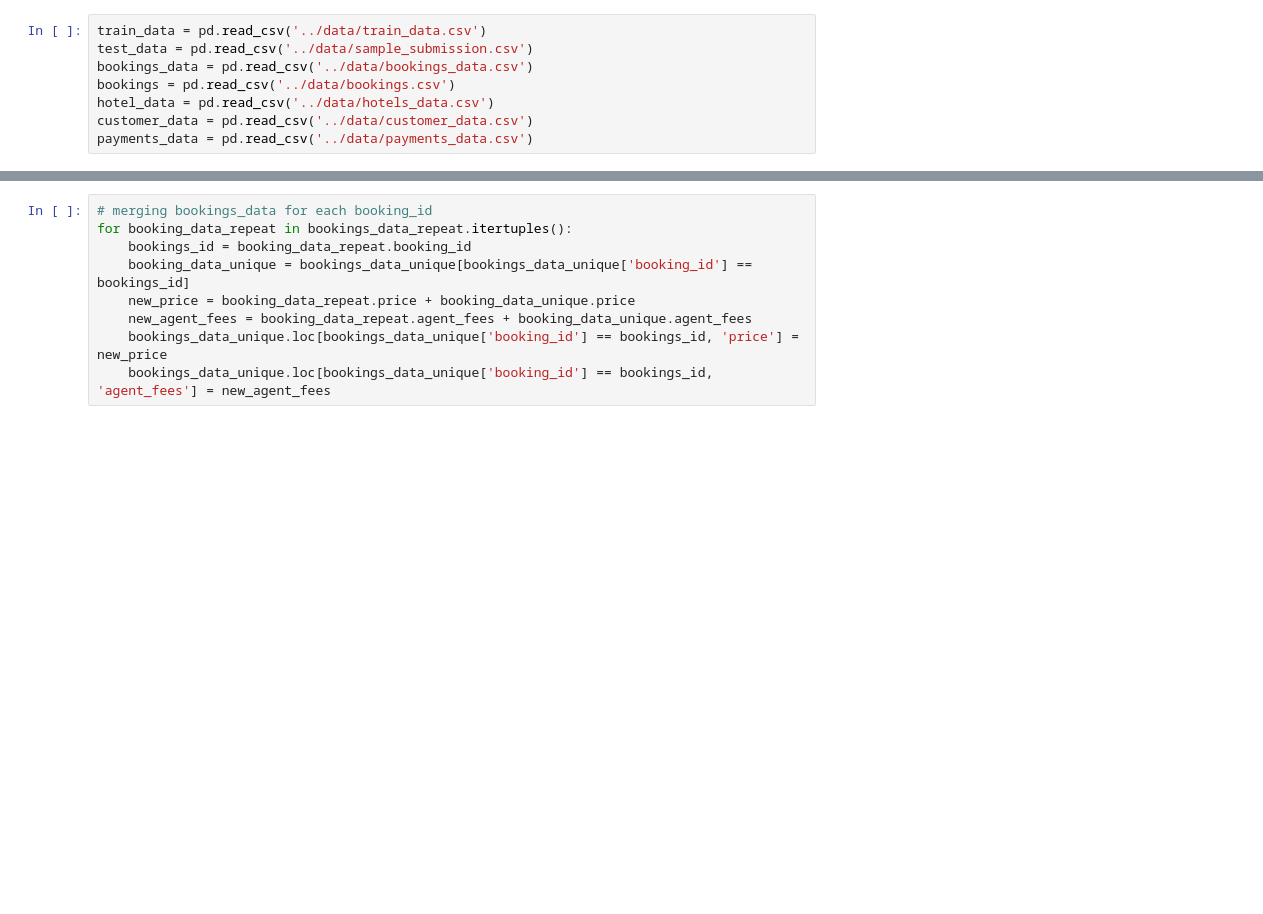
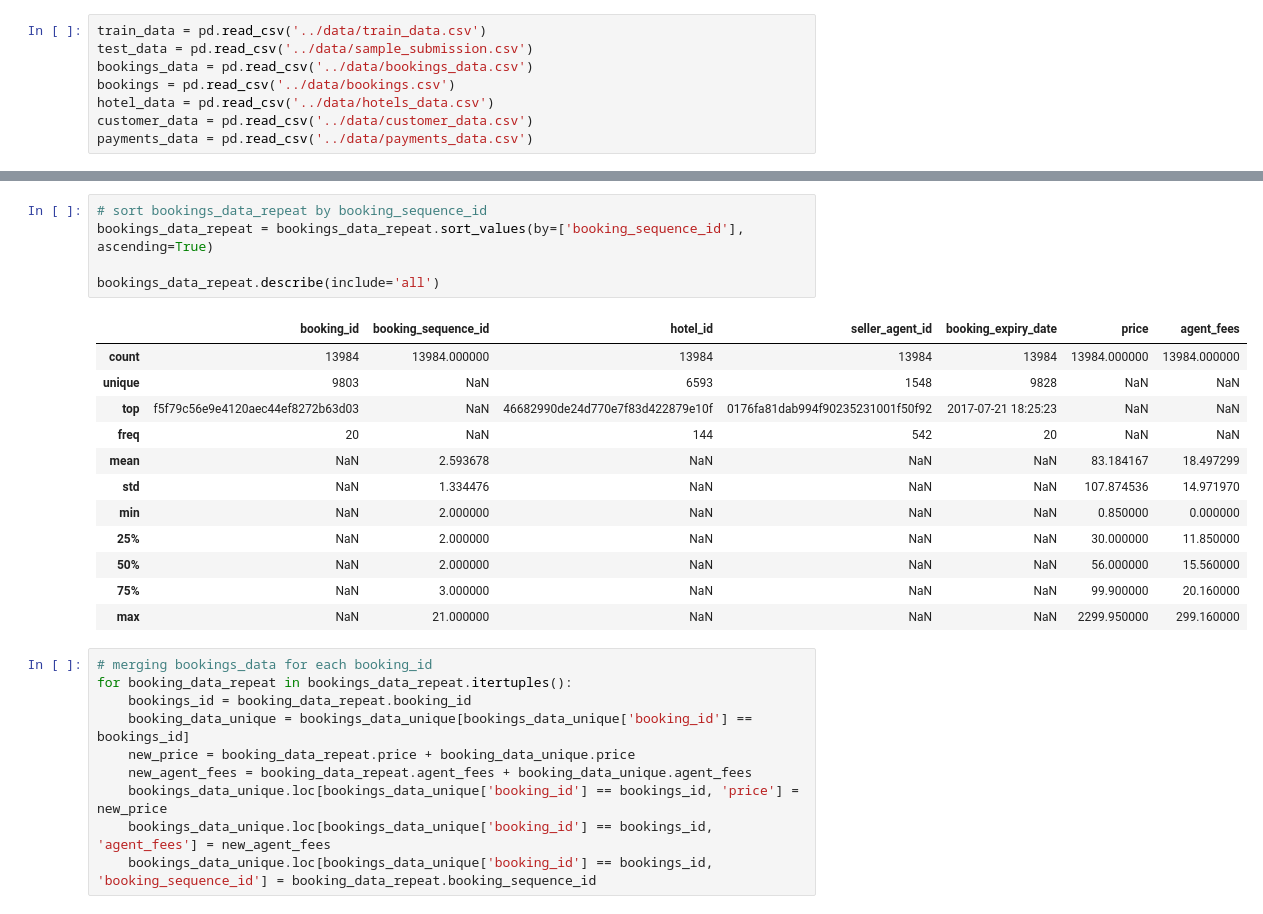
Before and after one commit to bersilin-robert1609/CS5691-PRML, a Jupyter notebook: DataContest/script/data_contest.ipynb, the cells around one changed output, grey strips where cells are left out. Drawn from its saved outputs; the diff is of its cells as text; blank space fills up the shorter version.

```diff
--- a/DataContest/script/data_contest.ipynb
+++ b/DataContest/script/data_contest.ipynb
@@ -41,3 +122,21 @@ bookings_data_repeat = bookings_data[bookings_data['booking_sequence_id'] > 1]
+# %%
+# sort bookings_data_repeat by booking_sequence_id
+bookings_data_repeat = bookings_data_repeat.sort_values(by=['booking_sequence_id'], ascending=True)
+
+bookings_data_repeat.describe(include='all')
+# %% [output]
+|  | booking_id | booking_sequence_id | hotel_id | seller_agent_id | booking_expiry_date | price | agent_fees |
+| count | 13984 | 13984.000000 | 13984 | 13984 | 13984 | 13984.000000 | 13984.000000 |
+| unique | 9803 | NaN | 6593 | 1548 | 9828 | NaN | NaN |
+| top | f5f79c56e9e4120aec44ef8272b63d03 | NaN | 46682990de24d770e7f83d422879e10f | 0176fa81dab994f90235231001f50f92 | 2017-07-21 18:25:23 | NaN | NaN |
+| freq | 20 | NaN | 144 | 542 | 20 | NaN | NaN |
+| mean | NaN | 2.593678 | NaN | NaN | NaN | 83.184167 | 18.497299 |
+| std | NaN | 1.334476 | NaN | NaN | NaN | 107.874536 | 14.971970 |
+| min | NaN | 2.000000 | NaN | NaN | NaN | 0.850000 | 0.000000 |
+| 25% | NaN | 2.000000 | NaN | NaN | NaN | 30.000000 | 11.850000 |
+| 50% | NaN | 2.000000 | NaN | NaN | NaN | 56.000000 | 15.560000 |
+| 75% | NaN | 3.000000 | NaN | NaN | NaN | 99.900000 | 20.160000 |
+| max | NaN | 21.000000 | NaN | NaN | NaN | 2299.950000 | 299.160000 |
 # %%
 # merging bookings_data for each booking_id
 for booking_data_repeat in bookings_data_repeat.itertuples():
@@ -47,3 +146,4 @@ for booking_data_repeat in bookings_data_repeat.itertuples():
     new_agent_fees = booking_data_repeat.agent_fees + booking_data_unique.agent_fees
     bookings_data_unique.loc[bookings_data_unique['booking_id'] == bookings_id, 'price'] = new_price
     bookings_data_unique.loc[bookings_data_unique['booking_id'] == bookings_id, 'agent_fees'] = new_agent_fees
+    bookings_data_unique.loc[bookings_data_unique['booking_id'] == bookings_id, 'booking_sequence_id'] = booking_data_repeat.booking_sequence_id
```
Also changed, not shown: parts of 25 cells of this notebook, 7 other files.
